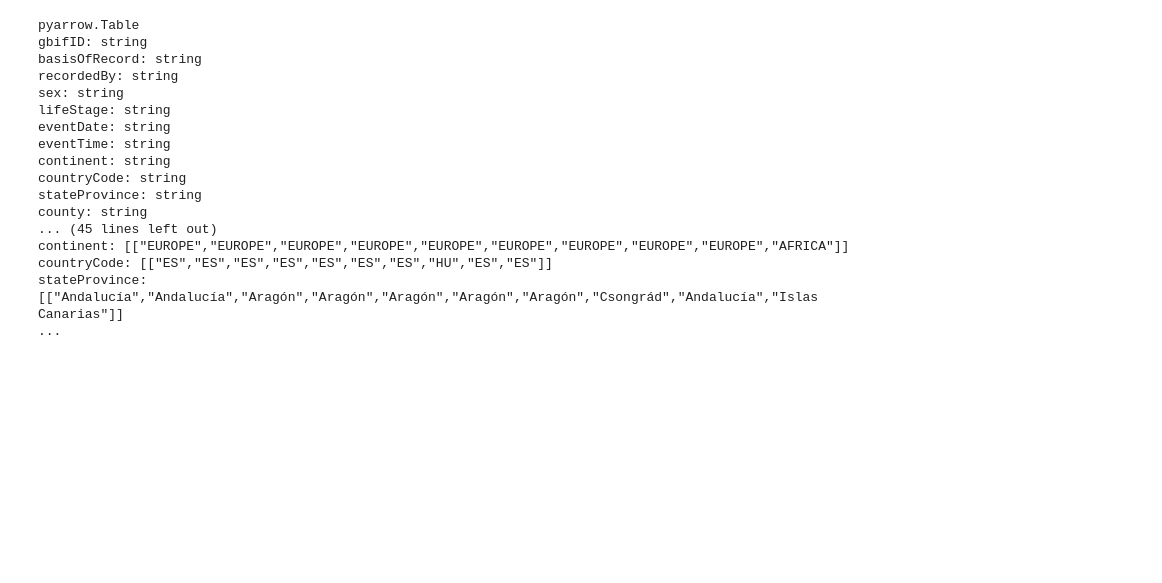
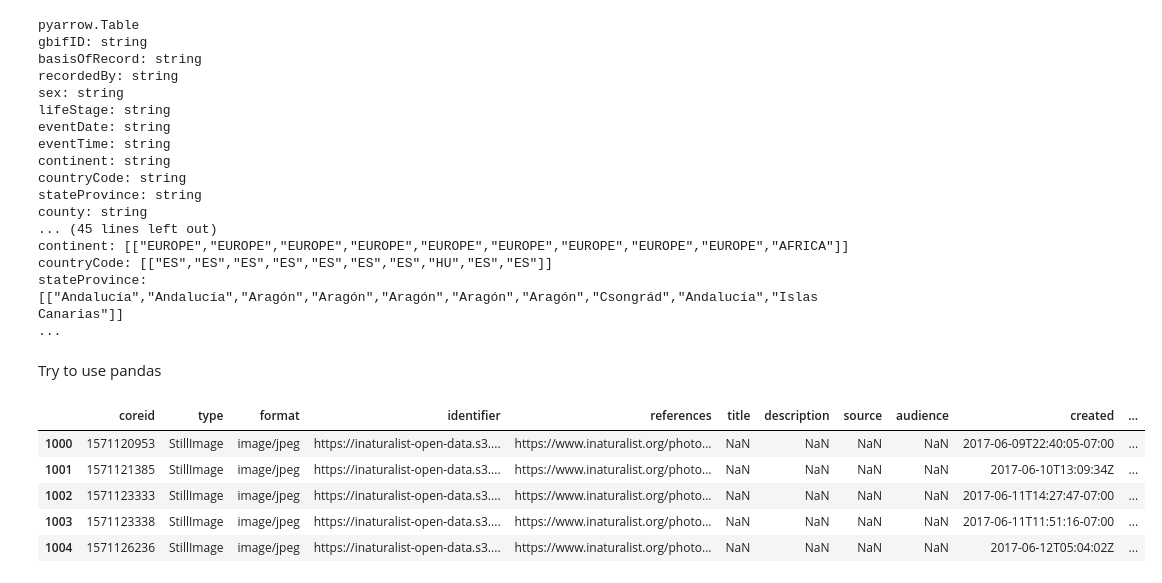
Before and after one commit to GuillaumeMougeot/gbifxdl, a Jupyter notebook: dev/gbif-bulk.ipynb, the cells around one changed output. Drawn from its saved outputs; the diff is of its cells as text; code cells hidden in the pictures; blank space fills up the shorter version.

```diff
--- a/dev/gbif-bulk.ipynb
+++ b/dev/gbif-bulk.ipynb
@@ -775,3 +811,5 @@ continent: [["EUROPE","EUROPE","EUROPE","EUROPE","EUROPE","EUROPE","EUROPE","EUR
 countryCode: [["ES","ES","ES","ES","ES","ES","ES","HU","ES","ES"]]
 stateProvince: [["Andalucía","Andalucía","Aragón","Aragón","Aragón","Aragón","Aragón","Csongrád","Andalucía","Islas Canarias"]]
 ...
+# %% [markdown]
+Try to use pandas
@@ -777,0 +821,13 @@ stateProvince: [["Andalucía","Andalucía","Aragón","Aragón","Aragón","Aragó
+# %%
+with DwCAReader("/home/george/codes/gbifxdl/data/classif/lepi_small/0060185-241126133413365.zip") as dwca:
+    media_df = dwca.pd_read("multimedia.txt", parse_dates=True, on_bad_lines="skip", chunksize=1000)
+# %%
+chunk = next(iter(media_df))
+chunk.head()
+# %% [output]
+|  | coreid | type | format | identifier | references | title | description | source | audience | created | ... |
+| 1000 | 1571120953 | StillImage | image/jpeg | https://inaturalist-open-data.s3.... | https://www.inaturalist.org/photo... | NaN | NaN | NaN | NaN | 2017-06-09T22:40:05-07:00 | ... |
+| 1001 | 1571121385 | StillImage | image/jpeg | https://inaturalist-open-data.s3.... | https://www.inaturalist.org/photo... | NaN | NaN | NaN | NaN | 2017-06-10T13:09:34Z | ... |
+| 1002 | 1571123333 | StillImage | image/jpeg | https://inaturalist-open-data.s3.... | https://www.inaturalist.org/photo... | NaN | NaN | NaN | NaN | 2017-06-11T14:27:47-07:00 | ... |
+| 1003 | 1571123338 | StillImage | image/jpeg | https://inaturalist-open-data.s3.... | https://www.inaturalist.org/photo... | NaN | NaN | NaN | NaN | 2017-06-11T11:51:16-07:00 | ... |
+| 1004 | 1571126236 | StillImage | image/jpeg | https://inaturalist-open-data.s3.... | https://www.inaturalist.org/photo... | NaN | NaN | NaN | NaN | 2017-06-12T05:04:02Z | ... |
```
Also changed, not shown: parts of 6 cells of this notebook, 2 other files.
